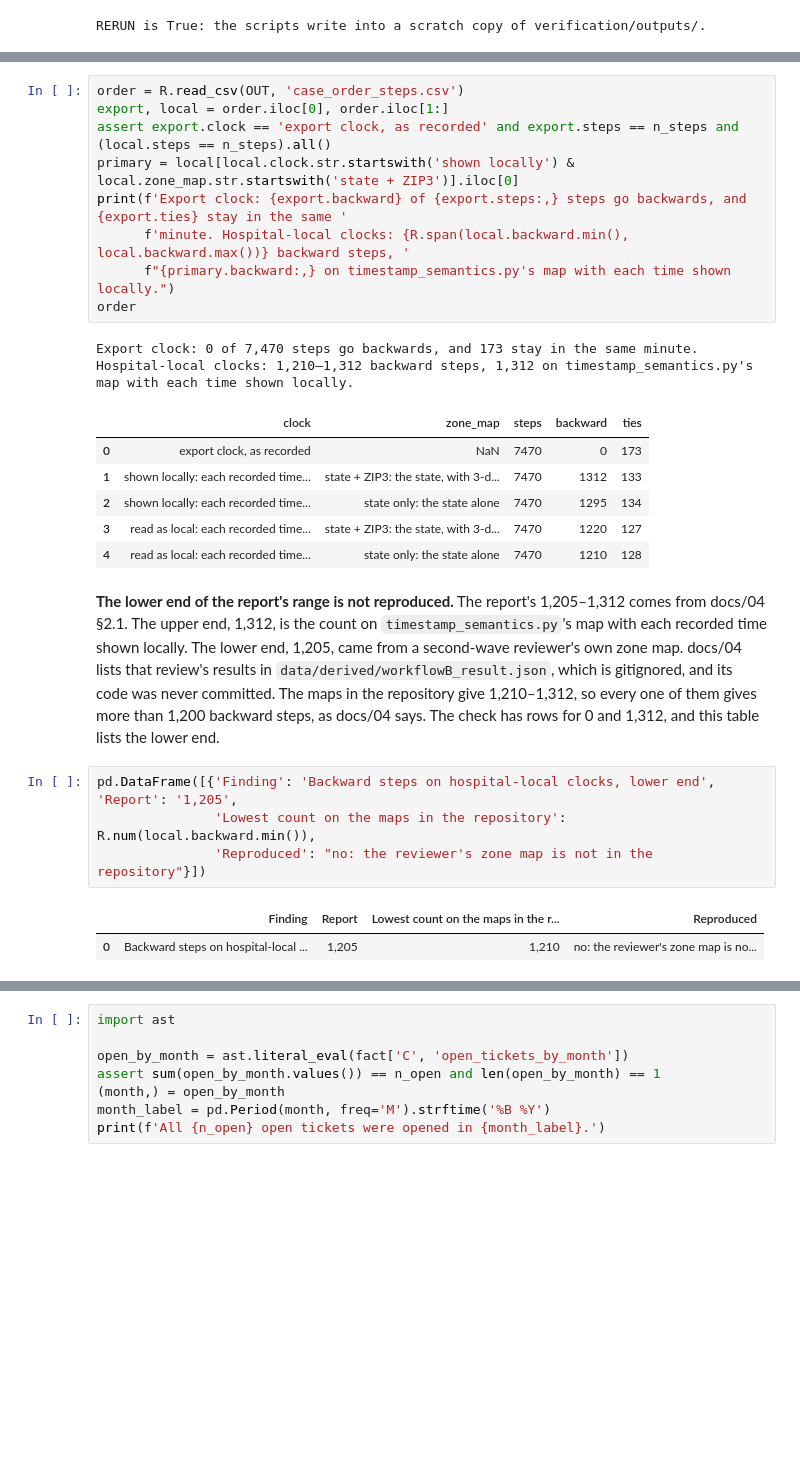
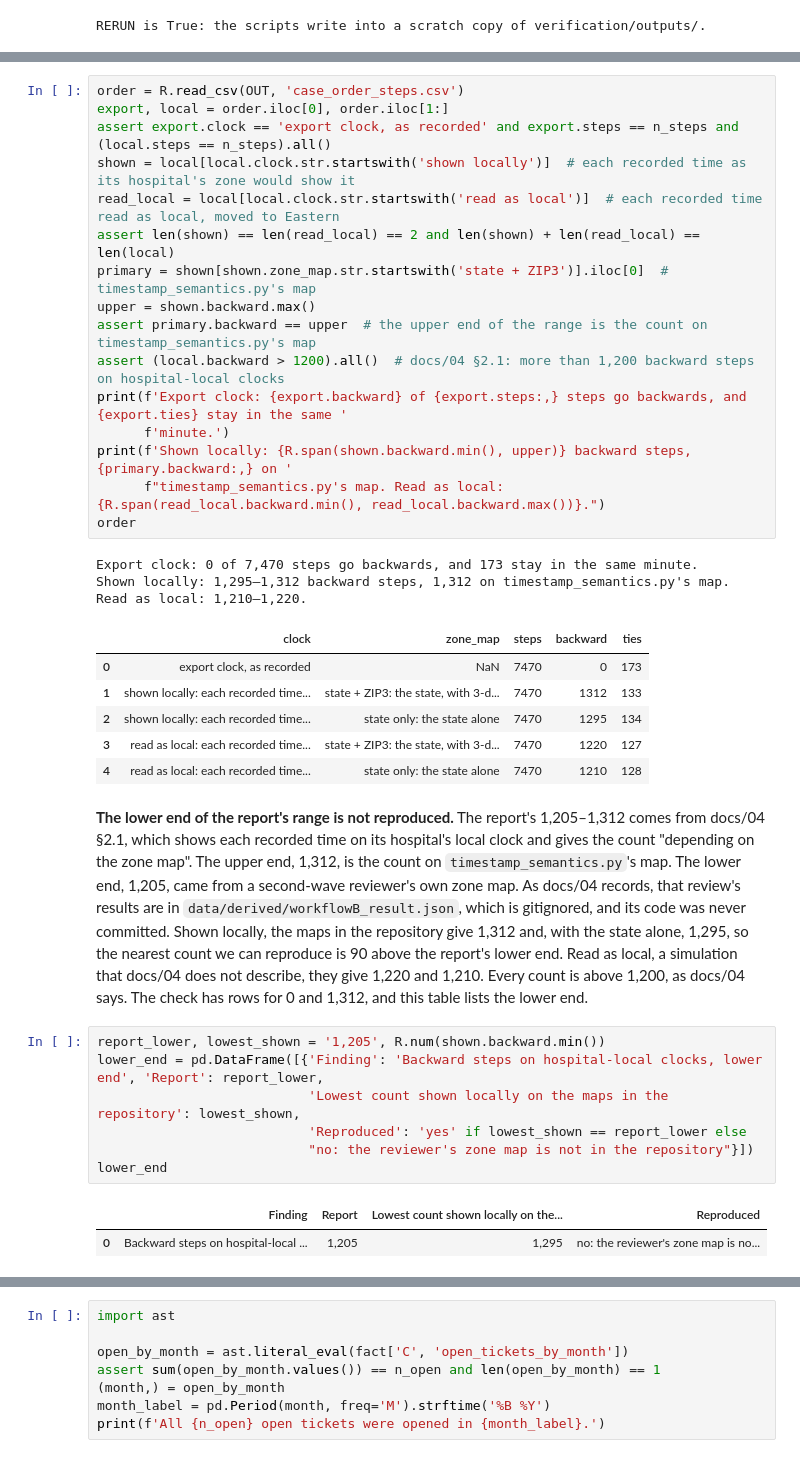
Before and after one commit to zach-yaninek/analytics-lab, a Jupyter notebook: notebooks/05_ticket_clock_and_fields.ipynb, the cells around one changed output, grey strips where cells are left out. Drawn from its saved outputs; the diff is of its cells as text; blank space fills up the shorter version.

```diff
--- a/notebooks/05_ticket_clock_and_fields.ipynb
+++ b/notebooks/05_ticket_clock_and_fields.ipynb
@@ -71,13 +80,21 @@ print(f'{n_tickets:,} tickets opened from {tickets_by_month.index[0]} to {ticket
 order = R.read_csv(OUT, 'case_order_steps.csv')
 export, local = order.iloc[0], order.iloc[1:]
 assert export.clock == 'export clock, as recorded' and export.steps == n_steps and (local.steps == n_steps).all()
-primary = local[local.clock.str.startswith('shown locally') & local.zone_map.str.startswith('state + ZIP3')].iloc[0]
+shown = local[local.clock.str.startswith('shown locally')]  # each recorded time as its hospital's zone would show it
+read_local = local[local.clock.str.startswith('read as local')]  # each recorded time read as local, moved to Eastern
+assert len(shown) == len(read_local) == 2 and len(shown) + len(read_local) == len(local)
+primary = shown[shown.zone_map.str.startswith('state + ZIP3')].iloc[0]  # timestamp_semantics.py's map
+upper = shown.backward.max()
+assert primary.backward == upper  # the upper end of the range is the count on timestamp_semantics.py's map
+assert (local.backward > 1200).all()  # docs/04 §2.1: more than 1,200 backward steps on hospital-local clocks
 print(f'Export clock: {export.backward} of {export.steps:,} steps go backwards, and {export.ties} stay in the same '
-      f'minute. Hospital-local clocks: {R.span(local.backward.min(), local.backward.max())} backward steps, '
-      f"{primary.backward:,} on timestamp_semantics.py's map with each time shown locally.")
+      f'minute.')
+print(f'Shown locally: {R.span(shown.backward.min(), upper)} backward steps, {primary.backward:,} on '
+      f"timestamp_semantics.py's map. Read as local: {R.span(read_local.backward.min(), read_local.backward.max())}.")
 order
 # %% [output]
-Export clock: 0 of 7,470 steps go backwards, and 173 stay in the same minute. Hospital-local clocks: 1,210–1,312 backward steps, 1,312 on timestamp_semantics.py's map with each time shown locally.
+Export clock: 0 of 7,470 steps go backwards, and 173 stay in the same minute.
+Shown locally: 1,295–1,312 backward steps, 1,312 on timestamp_semantics.py's map. Read as local: 1,210–1,220.
 |  | clock | zone_map | steps | backward | ties |
 | 0 | export clock, as recorded | NaN | 7470 | 0 | 173 |
 | 1 | shown locally: each recorded time... | state + ZIP3: the state, with 3-d... | 7470 | 1312 | 133 |
@@ -85,14 +102,17 @@ Export clock: 0 of 7,470 steps go backwards, and 173 stay in the same minute. Ho
 | 3 | read as local: each recorded time... | state + ZIP3: the state, with 3-d... | 7470 | 1220 | 127 |
 | 4 | read as local: each recorded time... | state only: the state alone | 7470 | 1210 | 128 |
 # %% [markdown]
-**The lower end of the report's range is not reproduced.** The report's 1,205–1,312 comes from docs/04 §2.1. The upper end, 1,312, is the count on `timestamp_semantics.py`'s map with each recorded time shown locally. The lower end, 1,205, came from a second-wave reviewer's own zone map. docs/04 lists that review's results in `data/derived/workflowB_result.json`, which is gitignored, and its code was never committed. The maps in the repository give 1,210–1,312, so every one of them gives more than 1,200 backward steps, as docs/04 says. The check has rows for 0 and 1,312, and this table lists the lower end.
+**The lower end of the report's range is not reproduced.** The report's 1,205–1,312 comes from docs/04 §2.1, which shows each recorded time on its hospital's local clock and gives the count "depending on the zone map". The upper end, 1,312, is the count on `timestamp_semantics.py`'s map. The lower end, 1,205, came from a second-wave reviewer's own zone map. As docs/04 records, that review's results are in `data/derived/workflowB_result.json`, which is gitignored, and its code was never committed. Shown locally, the maps in the repository give 1,312 and, with the state alone, 1,295, so the nearest count we can reproduce is 90 above the report's lower end. Read as local, a simulation that docs/04 does not describe, they give 1,220 and 1,210. Every count is above 1,200, as docs/04 says. The check has rows for 0 and 1,312, and this table lists the lower end.
 # %%
-pd.DataFrame([{'Finding': 'Backward steps on hospital-local clocks, lower end', 'Report': '1,205',
-               'Lowest count on the maps in the repository': R.num(local.backward.min()),
-               'Reproduced': "no: the reviewer's zone map is not in the repository"}])
+report_lower, lowest_shown = '1,205', R.num(shown.backward.min())
+lower_end = pd.DataFrame([{'Finding': 'Backward steps on hospital-local clocks, lower end', 'Report': report_lower,
+                           'Lowest count shown locally on the maps in the repository': lowest_shown,
+                           'Reproduced': 'yes' if lowest_shown == report_lower else
+                           "no: the reviewer's zone map is not in the repository"}])
+lower_end
 # %% [output]
-|  | Finding | Report | Lowest count on the maps in the r... | Reproduced |
-| 0 | Backward steps on hospital-local ... | 1,205 | 1,210 | no: the reviewer's zone map is no... |
+|  | Finding | Report | Lowest count shown locally on the... | Reproduced |
+| 0 | Backward steps on hospital-local ... | 1,205 | 1,295 | no: the reviewer's zone map is no... |
 # %% [markdown]
 ## One U.S. Eastern clock
 
```
Also changed, not shown: parts of 17 cells of this notebook, 7 other files.
